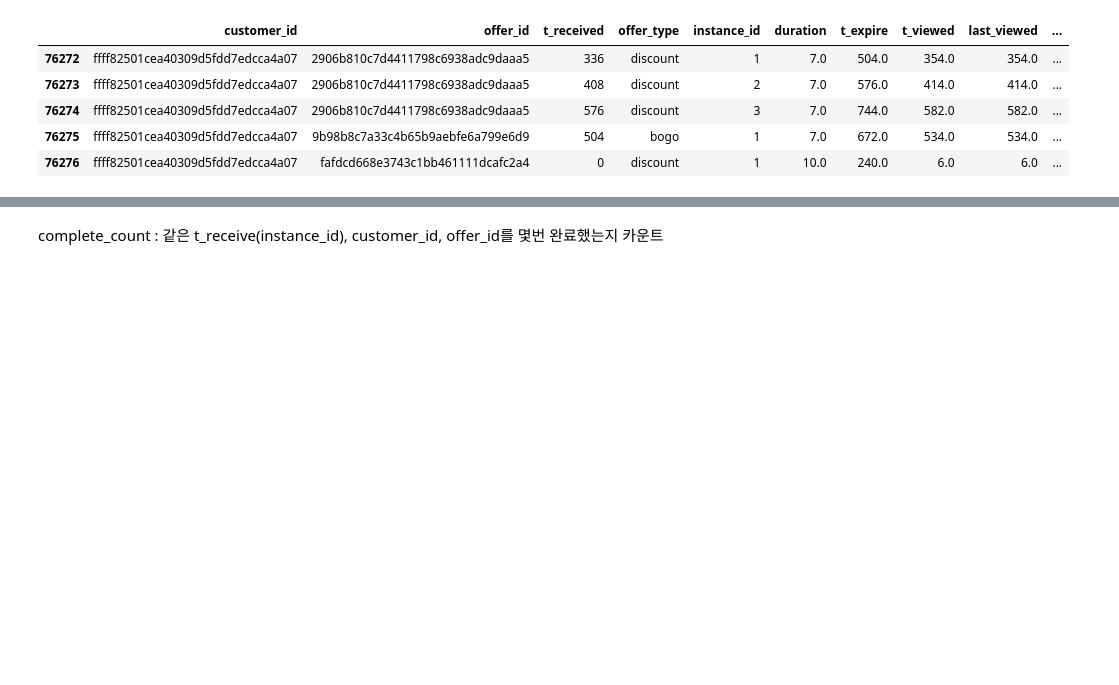
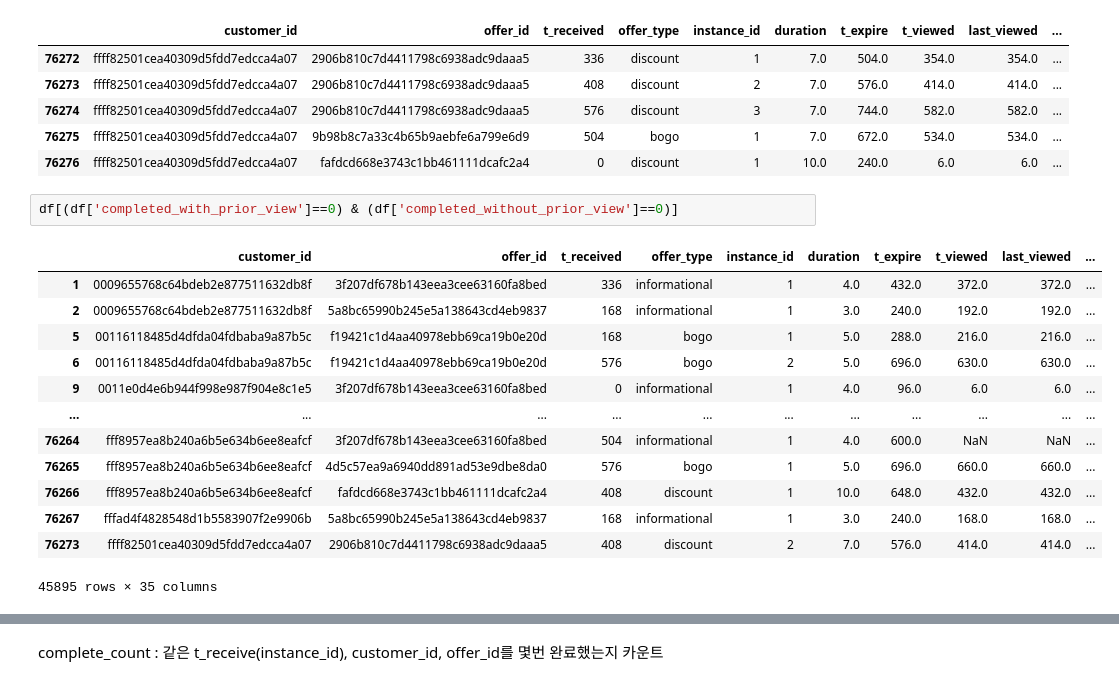
Before and after one commit to rladbstj56/practice_project, a Jupyter notebook: Myun_EDA/03_analysis_final_mine.ipynb, the cells around one changed output, grey strips where cells are left out. Drawn from its saved outputs; the diff is of its cells as text; blank space fills up the shorter version.

```diff
--- a/Myun_EDA/03_analysis_final_mine.ipynb
+++ b/Myun_EDA/03_analysis_final_mine.ipynb
@@ -525,3 +525,19 @@ df.tail()
 | 76274 | ffff82501cea40309d5fdd7edcca4a07 | 2906b810c7d4411798c6938adc9daaa5 | 576 | discount | 3 | 7.0 | 744.0 | 582.0 | 582.0 | ... |
 | 76275 | ffff82501cea40309d5fdd7edcca4a07 | 9b98b8c7a33c4b65b9aebfe6a799e6d9 | 504 | bogo | 1 | 7.0 | 672.0 | 534.0 | 534.0 | ... |
 | 76276 | ffff82501cea40309d5fdd7edcca4a07 | fafdcd668e3743c1bb461111dcafc2a4 | 0 | discount | 1 | 10.0 | 240.0 | 6.0 | 6.0 | ... |
+# %%
+df[(df['completed_with_prior_view']==0) & (df['completed_without_prior_view']==0)]
+# %% [output]
+|  | customer_id | offer_id | t_received | offer_type | instance_id | duration | t_expire | t_viewed | last_viewed | ... |
+| 1 | 0009655768c64bdeb2e877511632db8f | 3f207df678b143eea3cee63160fa8bed | 336 | informational | 1 | 4.0 | 432.0 | 372.0 | 372.0 | ... |
+| 2 | 0009655768c64bdeb2e877511632db8f | 5a8bc65990b245e5a138643cd4eb9837 | 168 | informational | 1 | 3.0 | 240.0 | 192.0 | 192.0 | ... |
+| 5 | 00116118485d4dfda04fdbaba9a87b5c | f19421c1d4aa40978ebb69ca19b0e20d | 168 | bogo | 1 | 5.0 | 288.0 | 216.0 | 216.0 | ... |
+| 6 | 00116118485d4dfda04fdbaba9a87b5c | f19421c1d4aa40978ebb69ca19b0e20d | 576 | bogo | 2 | 5.0 | 696.0 | 630.0 | 630.0 | ... |
+| 9 | 0011e0d4e6b944f998e987f904e8c1e5 | 3f207df678b143eea3cee63160fa8bed | 0 | informational | 1 | 4.0 | 96.0 | 6.0 | 6.0 | ... |
+| ... | ... | ... | ... | ... | ... | ... | ... | ... | ... | ... |
+| 76264 | fff8957ea8b240a6b5e634b6ee8eafcf | 3f207df678b143eea3cee63160fa8bed | 504 | informational | 1 | 4.0 | 600.0 | NaN | NaN | ... |
+| 76265 | fff8957ea8b240a6b5e634b6ee8eafcf | 4d5c57ea9a6940dd891ad53e9dbe8da0 | 576 | bogo | 1 | 5.0 | 696.0 | 660.0 | 660.0 | ... |
+| 76266 | fff8957ea8b240a6b5e634b6ee8eafcf | fafdcd668e3743c1bb461111dcafc2a4 | 408 | discount | 1 | 10.0 | 648.0 | 432.0 | 432.0 | ... |
+| 76267 | fffad4f4828548d1b5583907f2e9906b | 5a8bc65990b245e5a138643cd4eb9837 | 168 | informational | 1 | 3.0 | 240.0 | 168.0 | 168.0 | ... |
+| 76273 | ffff82501cea40309d5fdd7edcca4a07 | 2906b810c7d4411798c6938adc9daaa5 | 408 | discount | 2 | 7.0 | 576.0 | 414.0 | 414.0 | ... |
+45895 rows × 35 columns
```
Also changed, not shown: parts of 15 cells of this notebook, 1 other file.
